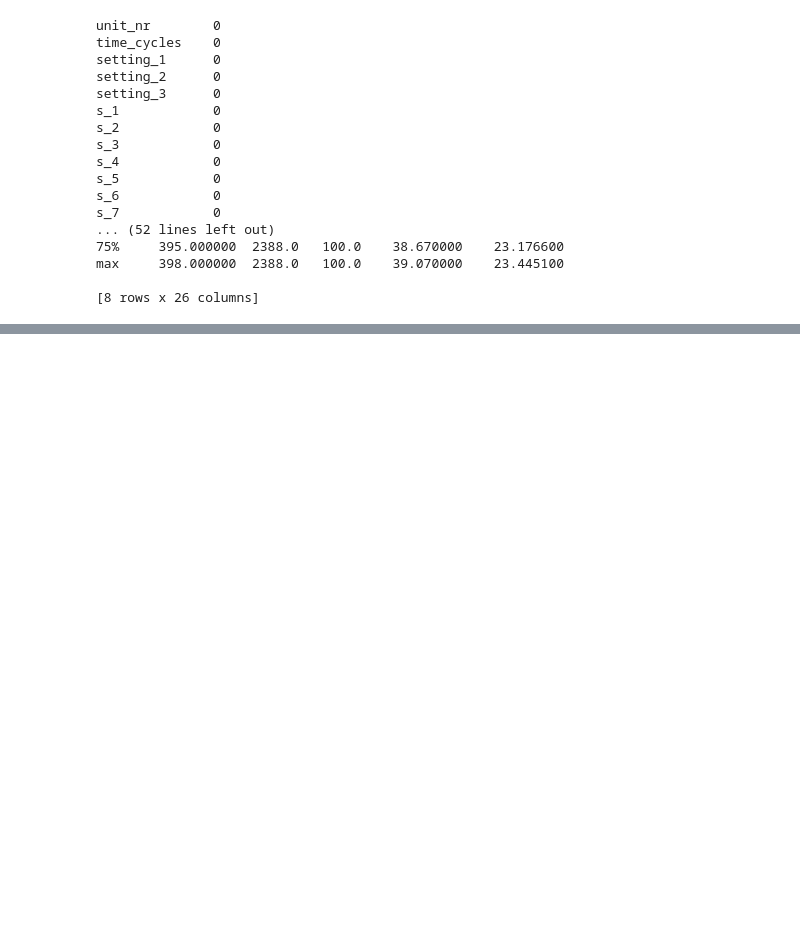
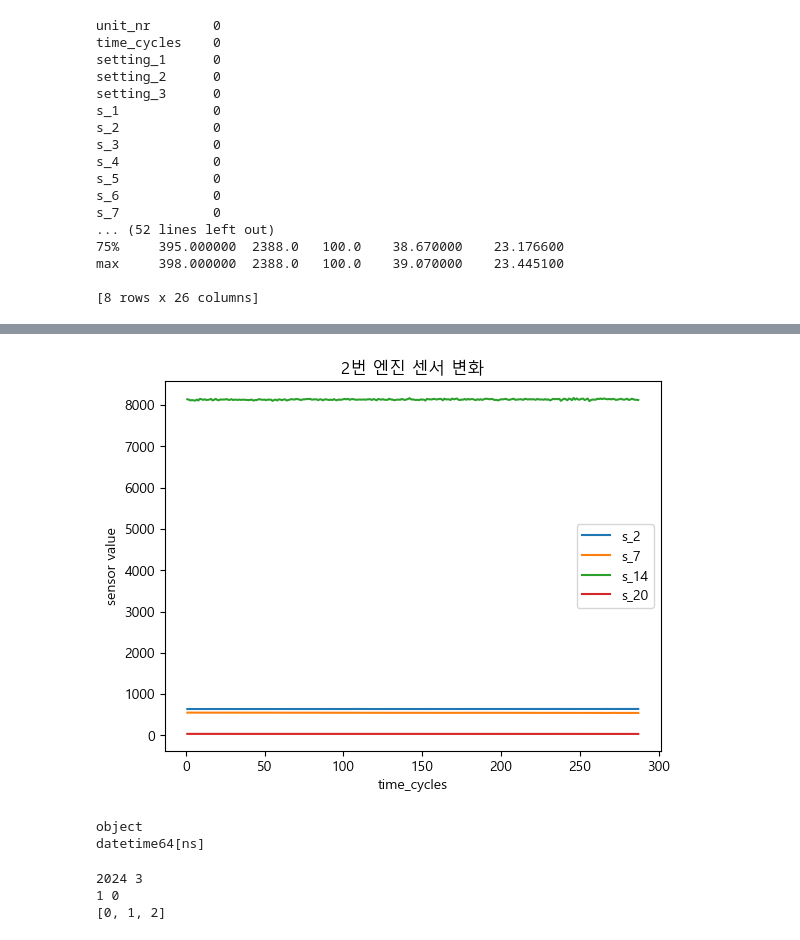
Before and after one commit to songjiho1209-sudo/Test, a Jupyter notebook: data/08_31.ipynb, the cells around one changed output, grey strips where cells are left out. Drawn from its saved outputs; the diff is of its cells as text; code cells hidden in the pictures; blank space fills up the shorter version.

```diff
--- a/data/08_31.ipynb
+++ b/data/08_31.ipynb
@@ -93,0 +125,37 @@ s_7 마지막 값: 546.17
+# %%
+plt.rcParams["font.family"] = "Malgun Gothic"
+plt.rcParams["axes.unicode_minus"] = False
+# %%
+plt.plot(df_2["time_cycles"], df_2["s_2"], label="s_2")
+plt.plot(df_2["time_cycles"], df_2["s_7"], label="s_7")
+plt.plot(df_2["time_cycles"], df_2["s_14"], label="s_14")
+plt.plot(df_2["time_cycles"], df_2["s_20"], label="s_20")
+plt.title("2번 엔진 센서 변화")
+plt.xlabel("time_cycles")
+plt.ylabel("sensor value")
+plt.legend()
+plt.show()
+# %% [output]
+[figure, added]
+# %%
+df = pd.read_csv('20_engine01_timestamp_sample_67_260831.csv')
+print(df['timestamp'].dtype)
+df['timestamp'] = pd.to_datetime(df['timestamp'])
+print(df['timestamp'].dtype)
+# %% [output]
+object
+datetime64[ns]
+# %%
+df['timestamp'] = pd.to_datetime(df['timestamp'])
+
+print(timestamp.dt.year.head(1).values[0], timestamp.dt.month.head(1).values[0])
+print(timestamp.dt.day.head(1).values[0], timestamp.dt.hour.head(1).values[0])
+
+df["timestamp"] = timestamp
+df["hour"] = df["timestamp"].dt.hour
+
+print(df["hour"].head(3).tolist())
+# %% [output]
+2024 3
+1 0
+[0, 1, 2]
```
Also changed, not shown: parts of 20 cells of this notebook, 6 other files.
